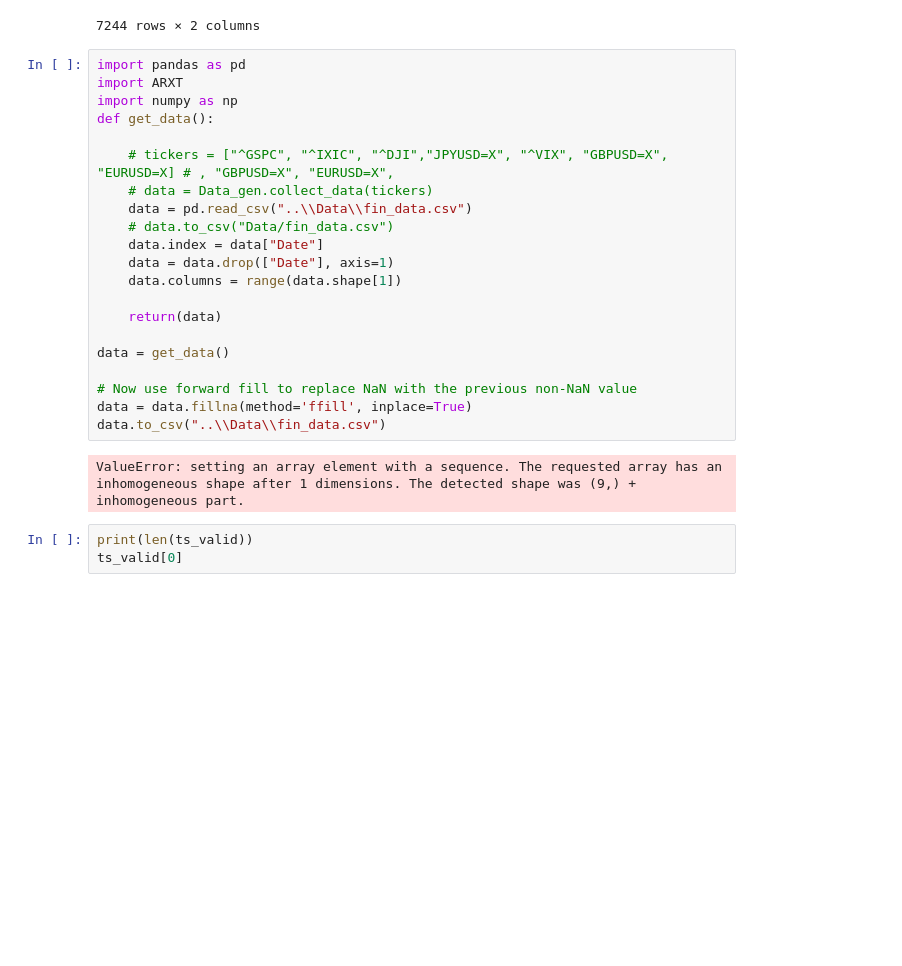
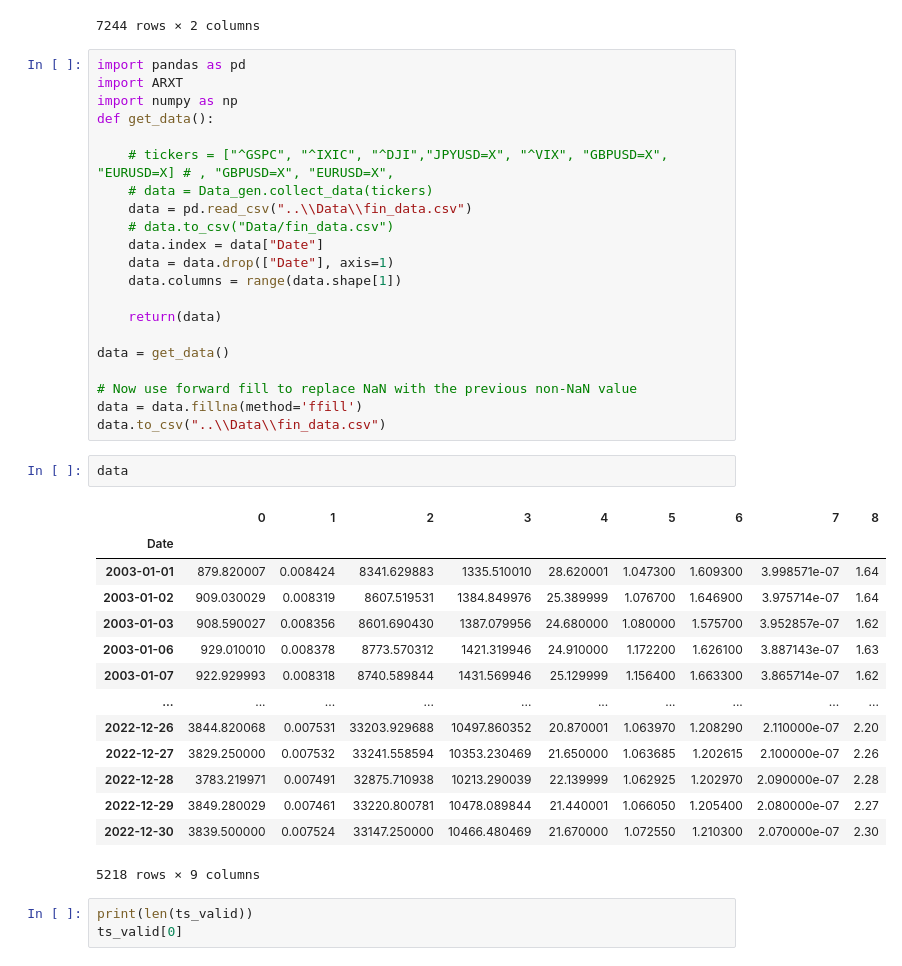
Before and after one commit to TiesHRL/DyART, a Jupyter notebook: Combined_code/data_cleaning.ipynb, the cells around one changed output. Drawn from its saved outputs; the diff is of its cells as text; blank space fills up the shorter version.

```diff
--- a/Combined_code/data_cleaning.ipynb
+++ b/Combined_code/data_cleaning.ipynb
@@ -234,10 +234,25 @@ def get_data():
 data = get_data()
 
 # Now use forward fill to replace NaN with the previous non-NaN value
-data = data.fillna(method='ffill', inplace=True)
+data = data.fillna(method='ffill')
 data.to_csv("..\\Data\\fin_data.csv")
-# %% [output]
-ValueError: setting an array element with a sequence. The requested array has an inhomogeneous shape after 1 dimensions. The detected shape was (9,) + inhomogeneous part.
+# %%
+data
+# %% [output]
+|  | 0 | 1 | 2 | 3 | 4 | 5 | 6 | 7 | 8 |
+| Date |  |  |  |  |  |  |  |  |  |
+| 2003-01-01 | 879.820007 | 0.008424 | 8341.629883 | 1335.510010 | 28.620001 | 1.047300 | 1.609300 | 3.998571e-07 | 1.64 |
+| 2003-01-02 | 909.030029 | 0.008319 | 8607.519531 | 1384.849976 | 25.389999 | 1.076700 | 1.646900 | 3.975714e-07 | 1.64 |
+| 2003-01-03 | 908.590027 | 0.008356 | 8601.690430 | 1387.079956 | 24.680000 | 1.080000 | 1.575700 | 3.952857e-07 | 1.62 |
+| 2003-01-06 | 929.010010 | 0.008378 | 8773.570312 | 1421.319946 | 24.910000 | 1.172200 | 1.626100 | 3.887143e-07 | 1.63 |
+| 2003-01-07 | 922.929993 | 0.008318 | 8740.589844 | 1431.569946 | 25.129999 | 1.156400 | 1.663300 | 3.865714e-07 | 1.62 |
+| ... | ... | ... | ... | ... | ... | ... | ... | ... | ... |
+| 2022-12-26 | 3844.820068 | 0.007531 | 33203.929688 | 10497.860352 | 20.870001 | 1.063970 | 1.208290 | 2.110000e-07 | 2.20 |
+| 2022-12-27 | 3829.250000 | 0.007532 | 33241.558594 | 10353.230469 | 21.650000 | 1.063685 | 1.202615 | 2.100000e-07 | 2.26 |
+| 2022-12-28 | 3783.219971 | 0.007491 | 32875.710938 | 10213.290039 | 22.139999 | 1.062925 | 1.202970 | 2.090000e-07 | 2.28 |
+| 2022-12-29 | 3849.280029 | 0.007461 | 33220.800781 | 10478.089844 | 21.440001 | 1.066050 | 1.205400 | 2.080000e-07 | 2.27 |
+| 2022-12-30 | 3839.500000 | 0.007524 | 33147.250000 | 10466.480469 | 21.670000 | 1.072550 | 1.210300 | 2.070000e-07 | 2.30 |
+5218 rows × 9 columns
 # %%
 print(len(ts_valid))
 ts_valid[0]
```
Also changed, not shown: 3 other files.
